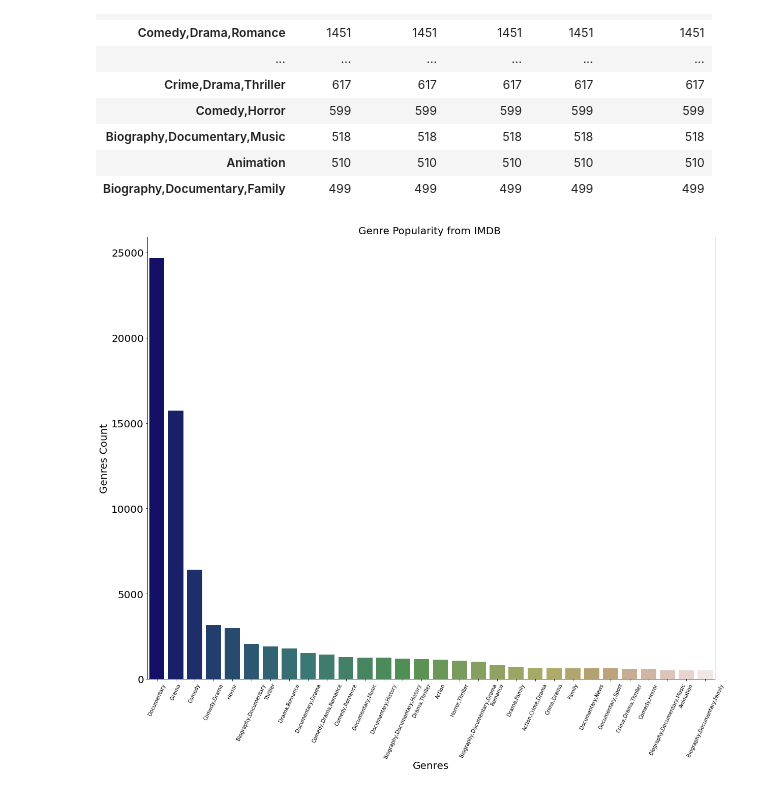
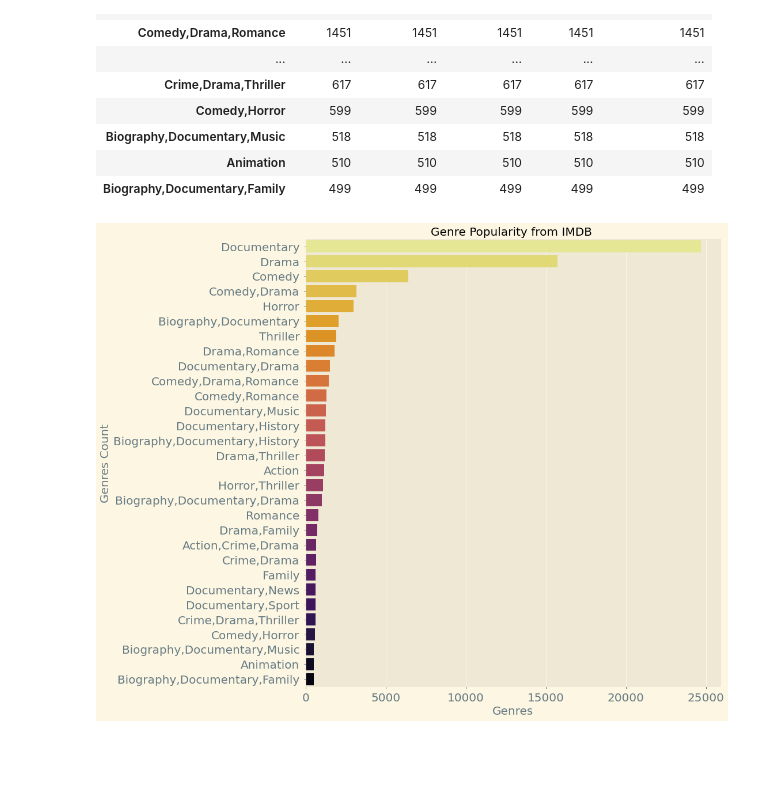
Before and after one commit to K1nyash/Phase_1-Project-Movie_Analysis, a Jupyter notebook: Movie_Project.ipynb, the cells around one changed output. Saved outputs shown, nothing was run; the diff lists cells and outputs as text; code cells hidden in the pictures; blank space fills up the shorter version.

```diff
--- a/Movie_Project.ipynb
+++ b/Movie_Project.ipynb
@@ -1240,16 +1548,25 @@ ax.figure.savefig('Cash Flow On Diff Release Months.png');
 #plt to show what trend of worldwide_gross and domestic gross over the years.summed per year.
 
 
+plt.style.use('seaborn-notebook')
 plt.style.use('bmh')
-fig,ax =plt.subplots(figsize = (10,10))
+fig,ax =plt.subplots(figsize = (14,10))
 ax.get_yaxis().get_major_formatter().set_scientific(False)
-sns.lineplot(data = Budget_analyse)
-plt.title('FINANCIAL TRENDS OVER THE YEARS',fontsize = 15)
-plt.ylabel('Cash Flow IN $ ',fontsize = 15)
+sns.lineplot(data = Budget_yearly)
+plt.title('FINANCIAL TRENDS OVER THE YEARS',fontsize = 15,color = 'r')
+plt.ylabel('Cash Flow IN $ ',fontsize = 19,color = 'r')
 plt.xlabel('YEARS', fontsize = 15)
-plt.yticks(rotation = 60,fontsize = 15)
+plt.yticks(rotation = 60,fontsize = 19)
 plt.xticks(fontsize = 15)
+plt.legend(fontsize = 15)
+#This adjusts cropping of the graph
+plt.subplots_adjust(top=0.85,left = 0.2)
+
+# Changing color ot text in legend for visibility
+leg = plt.legend(loc='upper left',fontsize = 15)
+for text in leg.get_texts():
+    text.set_color("black")
 
 
 #saving the plt
-ax.figure.savefig('file.png');
+ax.figure.savefig('FINANCIAL TRENDS OVER THE YEARS.png');
@@ -1266,14 +1585,22 @@ ax.figure.savefig('file.png');
 analise_df = tmdb_df['original_language'].value_counts().nlargest(15)
 # %%
 # Making a bargraph to visualise The frequency distribution of movies based on their Original languages.
-
+plt.style.use('seaborn-pastel')
 fig,ax = plt.subplots(figsize=(16,16))
 analise_df.plot(kind = 'barh')
 plt.xlabel('Count of Movies', fontsize = 15)
 plt.ylabel('Top 15 Languages', fontsize = 15)
-plt.title('Frequency Distribution of Original Language.', fontsize = 18)
+plt.title('Frequency Distribution of Original Language.', fontsize = 18, color = 'g')
 plt.yticks(fontsize = 15)
-plt.xticks(fontsize = 15);
+plt.xticks(range(0,20000,500),fontsize = 15, rotation = 60)
+
+# Changing color ot text in legend for visibility
+leg = plt.legend(loc='upper left',fontsize = 15)
+for text in leg.get_texts():
+    text.set_color("black")
+
+#This adjusts cropping of the graph
+plt.subplots_adjust(top=0.8);
 
 #save plt for presentation
 ax.figure.savefig('Frequency Distribution of Original Language.png')
@@ -1361,14 +1733,16 @@ movie_b_analysis
 | Biography,Documentary,Family | 499 | 499 | 499 | 499 | 499 |
 # %%
 fig,ax = plt.subplots(figsize=(20,16))
-sns.barplot(x = movie_b_analysis.index, y = movie_b_analysis['movie_id'], palette='gist_earth')
+sns.barplot(y = movie_b_analysis.index, x = movie_b_analysis['movie_id'], palette='inferno_r')
 
 plt.xlabel('Genres', fontsize = 20)
 plt.ylabel('Genres Count', fontsize = 20)
-plt.xticks(fontsize = 10, rotation = 65)
+plt.xticks(fontsize = 20, rotation = 0)
 plt.yticks(fontsize = 20)
 plt.title('Genre Popularity from IMDB ', fontsize = 20)
 
+#This adjusts cropping of the graph
+plt.subplots_adjust(top=0.8, left = .4);
 ax.figure.savefig('Genre Popularity from IMDB.png');
 # %% [output]
-[figure, old version]
+[figure, new version]
```
Also changed, not shown: parts of 46 cells of this notebook, 1 other file.
